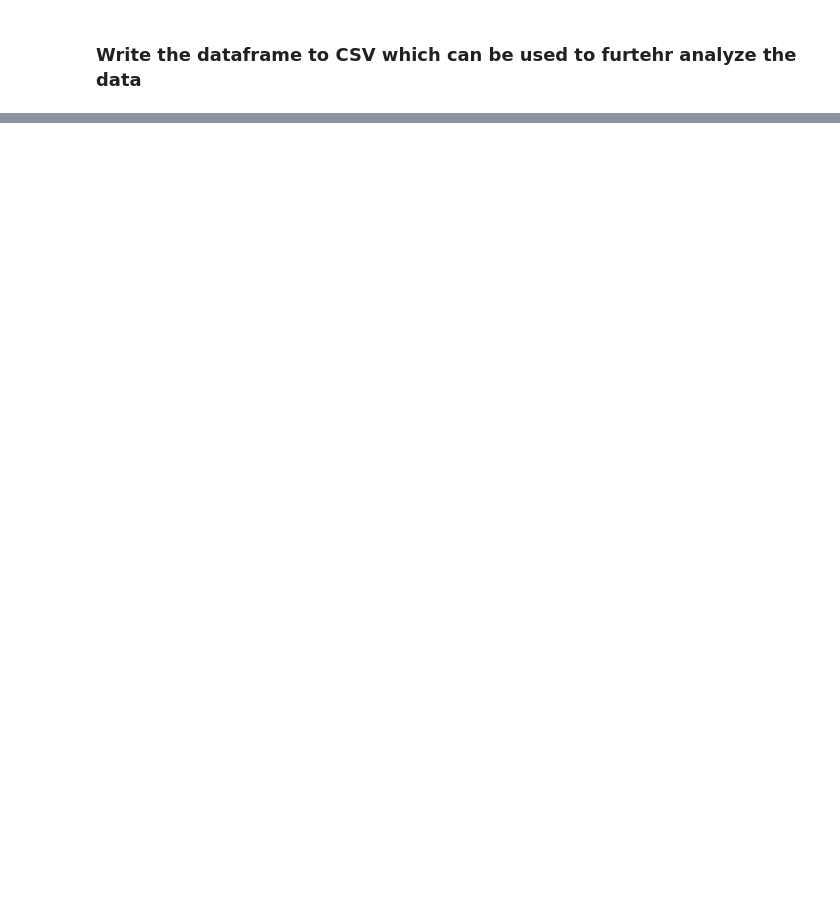
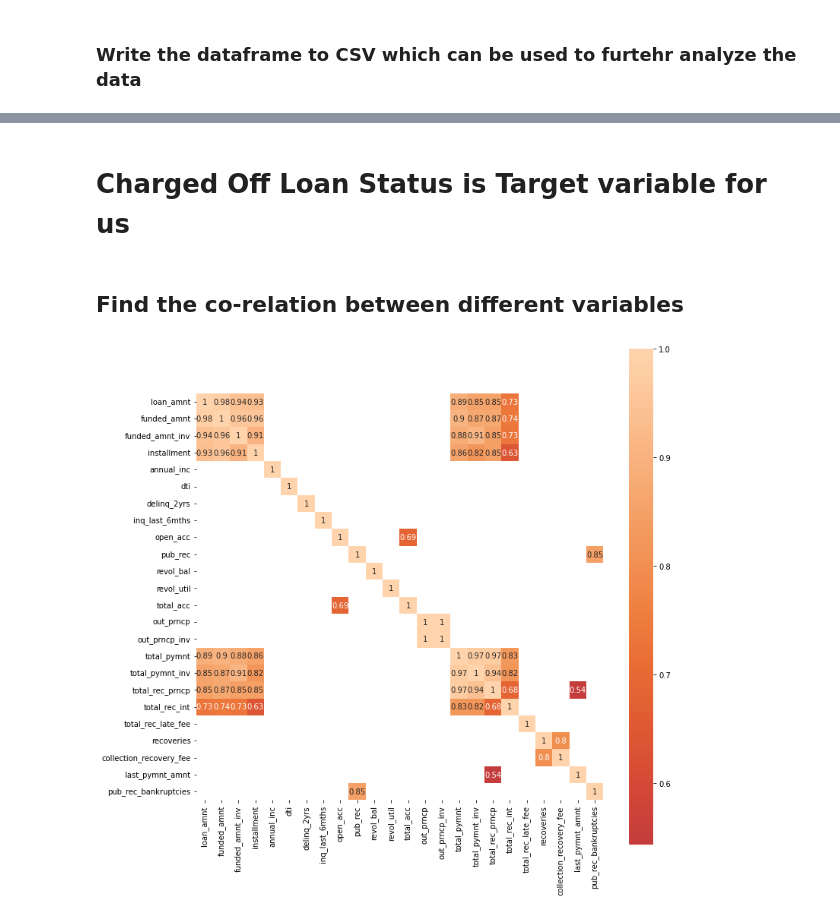
Before and after one commit to geeta-m-desai/LendingClubCaseStudy, a Jupyter notebook: Group_Facilitator_Geeta.ipynb, the cells around one changed output, grey strips where cells are left out. Saved outputs shown, nothing was run; the diff lists cells and outputs as text; code cells hidden in the pictures; blank space fills up the shorter version.

```diff
--- a/Group_Facilitator_Geeta.ipynb
+++ b/Group_Facilitator_Geeta.ipynb
@@ -298,13 +330,19 @@ plt.show()
+# %% [markdown]
+# Charged Off Loan Status is Target variable for us
+# %% [markdown]
+## Find the co-relation between different variables
 # %%
 # create correlation matrix with abs values
 # create correlation matrix with abs values
-corr_matrix = df.corr()
+corr_matrix = df[cont].corr()
 
 # change this value as needed, if 0.5 does not work for your scenario
 threshold = 0.5
 
-filtered_corr_df = corr_matrix[(corr_matrix >= threshold) & (corr_matrix != 1.000)]
+filtered_corr_df = corr_matrix[(corr_matrix >= threshold)]
 
 plt.figure(figsize=(12,12))
 sns.heatmap(filtered_corr_df, square=True,center=0, annot=True)
 plt.show()
+# %% [output]
+[figure, added]
```
Also changed, not shown: parts of 16 cells of this notebook.
